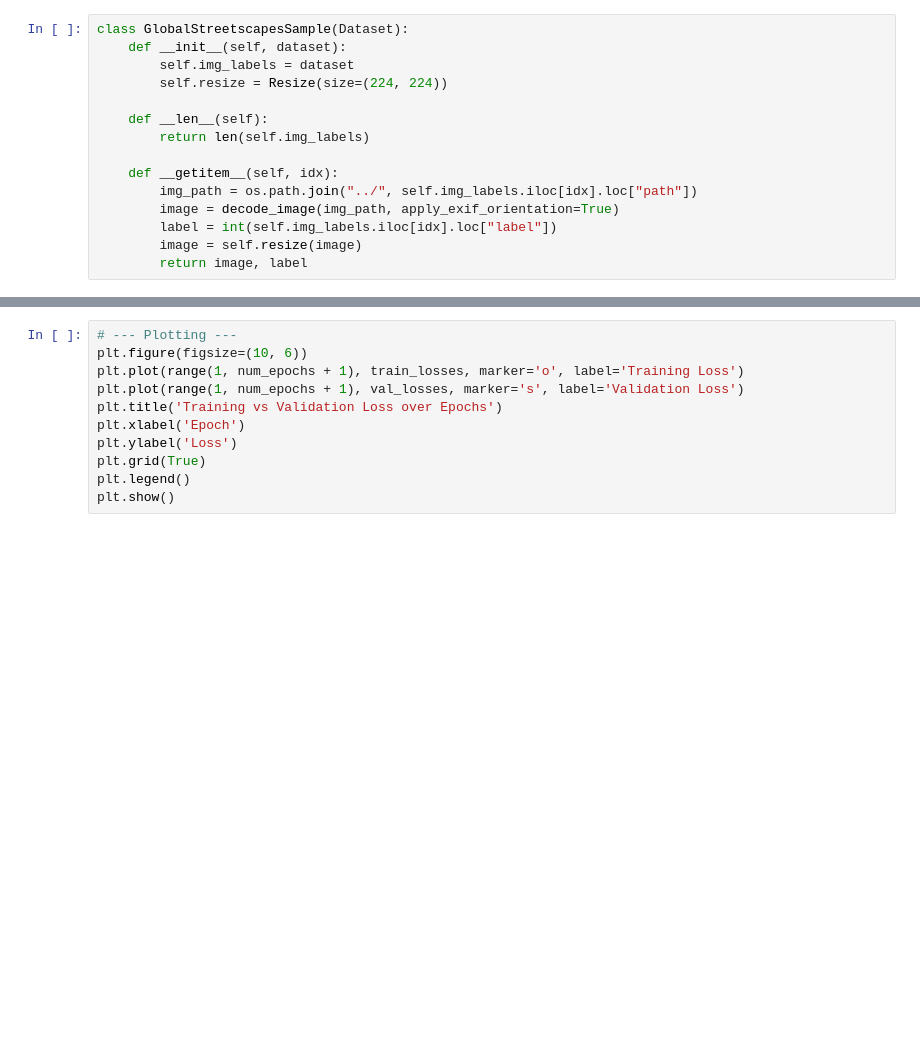
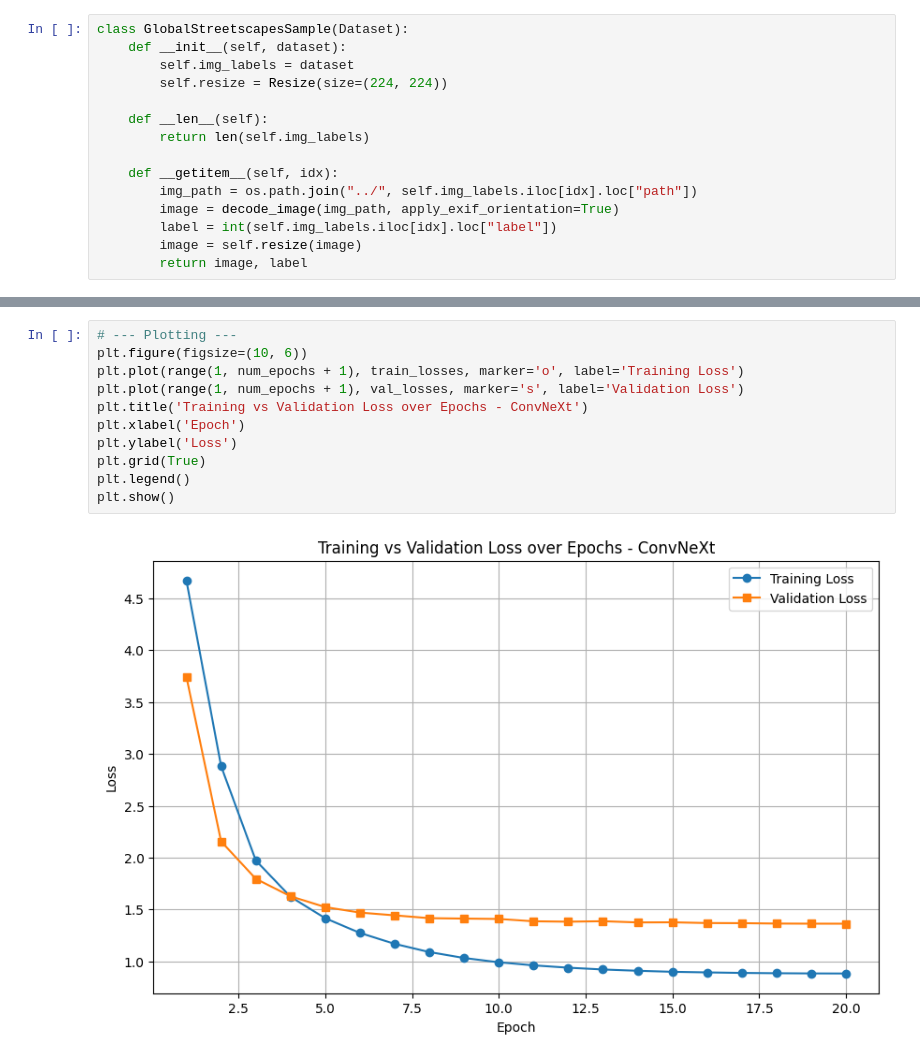
Before and after one commit to branisk/Geo-Guessrs, a Jupyter notebook: models/CNNs/convnext_base.ipynb, the cells around one changed output, grey strips where cells are left out. Drawn from its saved outputs; the diff is of its cells as text; blank space fills up the shorter version.

```diff
--- a/models/CNNs/convnext_base.ipynb
+++ b/models/CNNs/convnext_base.ipynb
@@ -242,14 +245,16 @@ EPOCH: 12
 # %%
 # --- Plotting ---
 plt.figure(figsize=(10, 6))
 plt.plot(range(1, num_epochs + 1), train_losses, marker='o', label='Training Loss')
 plt.plot(range(1, num_epochs + 1), val_losses, marker='s', label='Validation Loss')
-plt.title('Training vs Validation Loss over Epochs')
+plt.title('Training vs Validation Loss over Epochs - ConvNeXt')
 plt.xlabel('Epoch')
 plt.ylabel('Loss')
 plt.grid(True)
 plt.legend()
 plt.show()
+# %% [output]
+[figure, added]
 # %%
 model.eval()
 test_loss = 0.0
```
Also changed, not shown: parts of 5 cells of this notebook, 2 other files.
